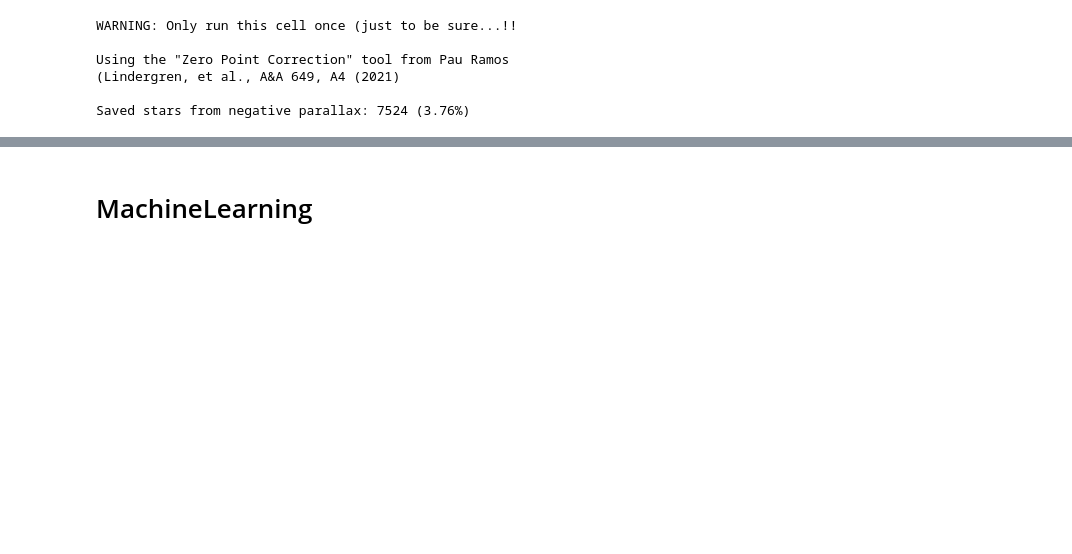
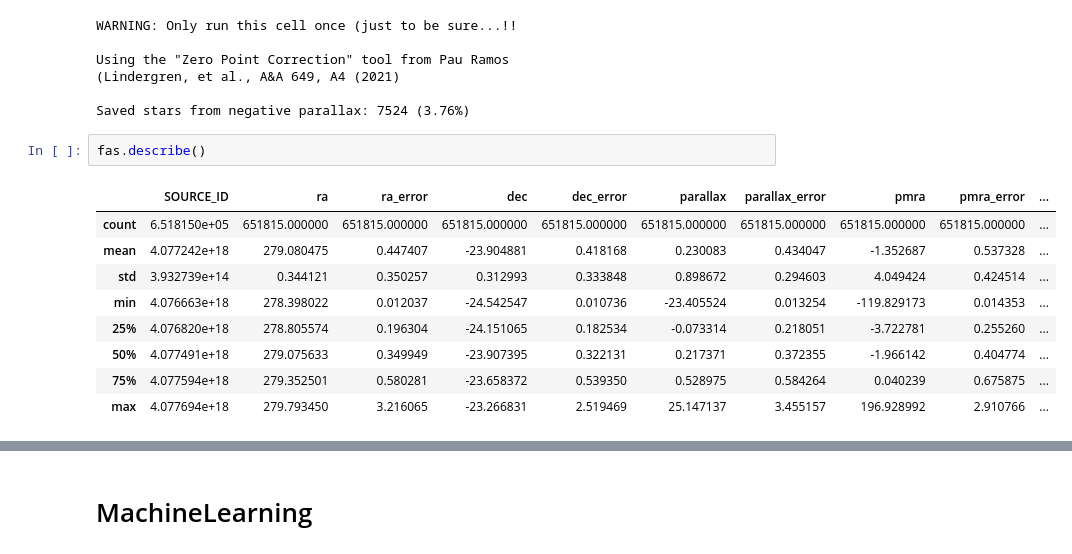
Before and after one commit to pietroferraiuolo/GRASP, a Jupyter notebook: scripts/n6656_analysis.ipynb, the cells around one changed output, grey strips where cells are left out. Cells and saved outputs as stored; diff of their text form; blank space fills up the shorter version.

```diff
--- a/scripts/n6656_analysis.ipynb
+++ b/scripts/n6656_analysis.ipynb
@@ -87,4 +87,16 @@ Using the "Zero Point Correction" tool from Pau Ramos
 (Lindergren, et al., A&A 649, A4 (2021)
 
 Saved stars from negative parallax: 7524 (3.76%)
+# %%
+fas.describe()
+# %% [output]
+|  | SOURCE_ID | ra | ra_error | dec | dec_error | parallax | parallax_error | pmra | pmra_error | ... |
+| count | 6.518150e+05 | 651815.000000 | 651815.000000 | 651815.000000 | 651815.000000 | 651815.000000 | 651815.000000 | 651815.000000 | 651815.000000 | ... |
+| mean | 4.077242e+18 | 279.080475 | 0.447407 | -23.904881 | 0.418168 | 0.230083 | 0.434047 | -1.352687 | 0.537328 | ... |
+| std | 3.932739e+14 | 0.344121 | 0.350257 | 0.312993 | 0.333848 | 0.898672 | 0.294603 | 4.049424 | 0.424514 | ... |
+| min | 4.076663e+18 | 278.398022 | 0.012037 | -24.542547 | 0.010736 | -23.405524 | 0.013254 | -119.829173 | 0.014353 | ... |
+| 25% | 4.076820e+18 | 278.805574 | 0.196304 | -24.151065 | 0.182534 | -0.073314 | 0.218051 | -3.722781 | 0.255260 | ... |
+| 50% | 4.077491e+18 | 279.075633 | 0.349949 | -23.907395 | 0.322131 | 0.217371 | 0.372355 | -1.966142 | 0.404774 | ... |
+| 75% | 4.077594e+18 | 279.352501 | 0.580281 | -23.658372 | 0.539350 | 0.528975 | 0.584264 | 0.040239 | 0.675875 | ... |
+| max | 4.077694e+18 | 279.793450 | 3.216065 | -23.266831 | 2.519469 | 25.147137 | 3.455157 | 196.928992 | 2.910766 | ... |
 # %%
```
Also changed, not shown: parts of 1 cell of this notebook, 25 other files.
